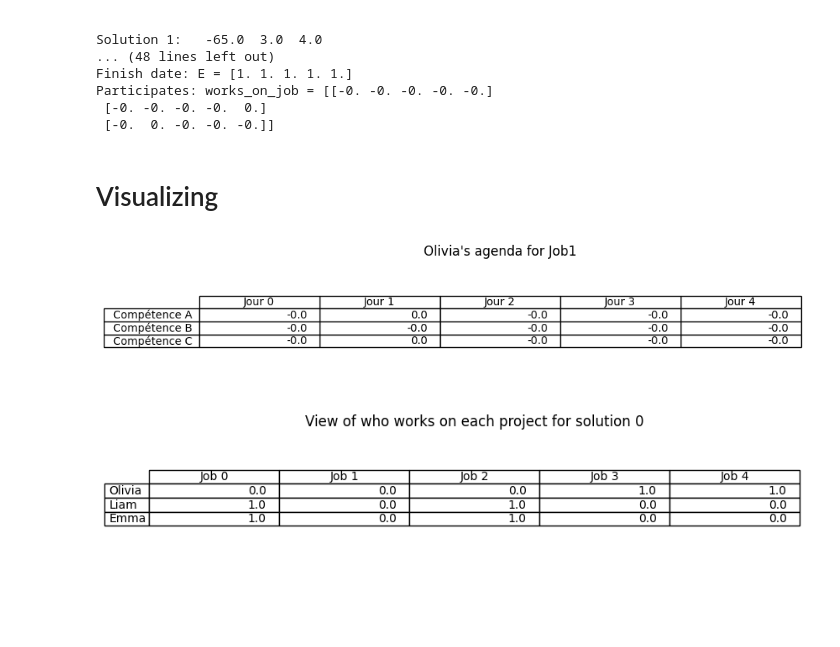
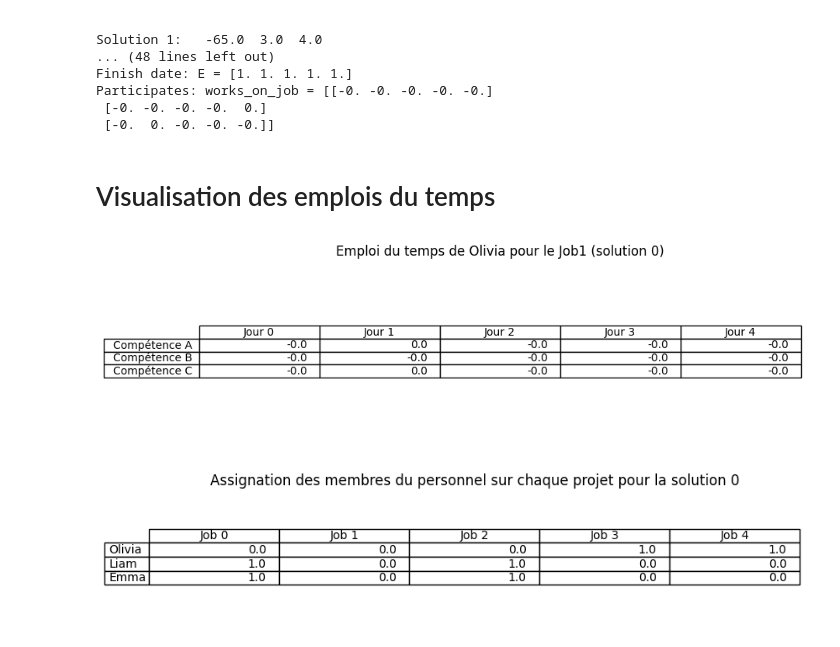
Before and after one commit to paulberard/optimization-decision-systems, a Jupyter notebook: project.ipynb, the cells around one changed output. Cells and saved outputs as stored; diff of their text form; code cells hidden in the pictures; blank space fills up the shorter version.

```diff
--- a/project.ipynb
+++ b/project.ipynb
@@ -42,16 +41,18 @@ data['jobs'][0]
 # Instanciation du modèle
 m = Model()
 
-# Création de variables
+# Chargement des données
 path = './data/small.json'
 with open(path) as f:
     data = json.load(f)
 
+# Constantes
 S = data['staff']
 J = data['jobs']
 Q = data['qualifications']
 H = data['horizon']
 
+# Création de variables
 X = m.addMVar(shape=(len(S), len(J), len(Q), H), vtype=GRB.BINARY)
 Y = m.addMVar(shape=len(J), vtype=GRB.BINARY)
 L = m.addMVar(shape=len(J), vtype=GRB.INTEGER)
@@ -63,7 +64,7 @@ max_nb_of_jobs = m.addVar(vtype=GRB.INTEGER)
 job_worked_on = m.addMVar(shape=(len(J), H), vtype=GRB.BINARY)
 max_duration_of_jobs = m.addVar(vtype=GRB.INTEGER)
 
-start_date = m.addMVar(shape=len(J), vtype=GRB.INTEGER)
+start_date_projects = m.addMVar(shape=len(J), vtype=GRB.INTEGER)
 
 # maj du modèle
 m.update()
@@ -138,10 +136,10 @@ for j in range(len(J)):
 
 
 for j in range(len(J)):
-    # Start date > 0
-    m.addConstr(start_date[j] >= 1)
-    # Start date <= H
-    m.addConstr(start_date[j] <= H)
+    # start_date_projects > 0
+    m.addConstr(start_date_projects[j] >= 1)
+    # start_date_projects <= H
+    m.addConstr(start_date_projects[j] <= H)
     # Ej > 0
     m.addConstr(E[j] >= 1)
     # Ej <= H
@@ -149,17 +147,17 @@ for j in range(len(J)):
     for t in range(H):
         # C6: Personne ne travaille sur un projet déjà fini
         m.addConstr(job_worked_on[j, t] * t <= E[j] - 1)
-        # Définition de start_date
-        m.addConstr(start_date[j] - 1 <= t * job_worked_on[j, t])
+        # Définition de start_date_projects
+        m.addConstr(start_date_projects[j] - 1 <= t * job_worked_on[j, t])
 
 
-# Définition de max_nb_of_jobs : Maxium number of jobs of the staff
+# Définition de max_nb_of_jobs: Maxium number of jobs of the staff
 for i in range(len(S)):
     m.addConstr(works_on_job[i].sum() <= max_nb_of_jobs)
 
-# Contrainte de définition de max_len_job
+# Contrainte de définition de max_len_job: Duration of the longest job
 for j in range(len(J)):
-    m.addConstr(max_duration_of_jobs >= E[j] - start_date[j])
+    m.addConstr(max_duration_of_jobs >= E[j] - start_date_projects[j])
 
 
 m.update()
@@ -278,35 +278,35 @@ Finish date: E = [1. 1. 1. 1. 1.]
 Participates: works_on_job = [[-0. -0. -0. -0. -0.]
  [-0. -0. -0. -0.  0.]
  [-0.  0. -0. -0. -0.]]
-# %% [markdown]
-# Visualizing
+# %% [markdown]
+# Visualisation des emplois du temps
 # %%
 import matplotlib.pyplot as plt
 
-solutionid = 0
-personid = 0
-job_id = 0
+solutionid = 0 # ID de la solution à regarder
+personid = 0 # ID de la personne à regarder
+job_id = 0 # ID du jour à regarder
 
 solution = solutions[solutionid]
 matX = solution["X"]
 person0 = matX[personid]
 
 fig, ax = plt.subplots()
-fig.set_size_inches((10, 2))
+fig.set_size_inches((10, 3))
 
 ax.axis('off')
 ax.axis('tight')
 ax.table(
     cellText=person0[job_id],
     colLabels=[f"Jour {k}" for k in range(H)],
     rowLabels=[f"Compétence {k}" for k in Q], loc='center'
 )
-plt.title(f"{S[personid]['name']}'s agenda for {J[job_id]['name']}")
+plt.title(f"Emploi du temps de {S[personid]['name']} pour le {J[job_id]['name']} (solution {solutionid})")
 plt.show()
 # %% [output]
-[figure, old version]
+[figure, new version]
 # %%
-solutionid = 0
+solutionid = 0 # ID de la solution à regarder
 
 solution = solutions[solutionid]
 mat_work_on = solution["works_on_job"]
@@ -321,7 +321,7 @@ ax.table(
     colLabels=[f"Job {k}" for k in range(len(J))],
     rowLabels=[f"{s['name']}" for s in S], loc='center'
 )
-plt.title(f"View of who works on each project for solution {solutionid}")
+plt.title(f"Assignation des membres du personnel sur chaque projet pour la solution {solutionid}")
 plt.show()
 # %% [output]
-[figure, old version]
+[figure, new version]
```
Also changed, not shown: parts of 12 cells of this notebook.
